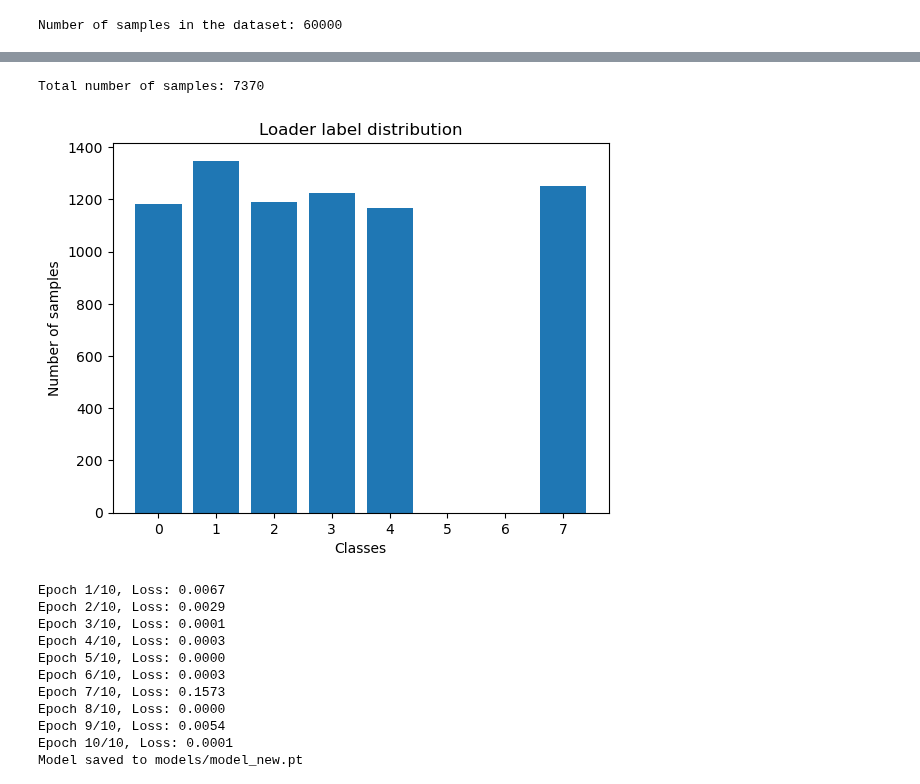
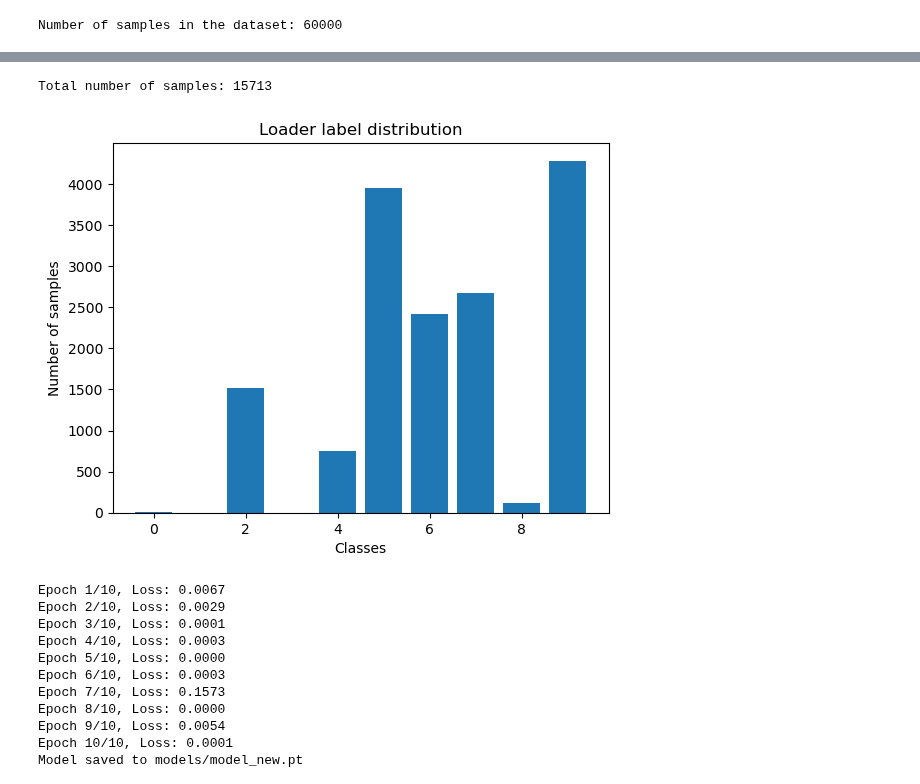
Before and after one commit to lorenzomanini/FedUnlearn-PE, a Jupyter notebook: vision_unlearn.ipynb, the cells around one changed output, grey strips where cells are left out. Cells and saved outputs as stored; diff of their text form; code cells hidden in the pictures.

```diff
--- a/vision_unlearn.ipynb
+++ b/vision_unlearn.ipynb
@@ -31,3 +31,36 @@ test_dataset = datasets.MNIST(root='./data', train=False, download=True, transfo
 print(f"Number of samples in the dataset: {len(dataset)}")
 # %% [output]
 Number of samples in the dataset: 60000
+# %%
+from fisherunlearn.clients_utils import split_dataset_by_distribution
+# --- Example Usage ---
+
+# Assuming 'dataset' is your loaded PyTorch dataset (e.g., MNIST)
+num_clients_example = 5
+num_classes_example = 10
+
+# --- Mode 1: Dirichlet Distribution ---
+alpha_example = 0.3
+print(f"\n--- Splitting using Dirichlet (alpha={alpha_example}) ---")
+client_subsets_dirichlet = split_dataset_by_distribution(
+    dataset=dataset,
+    num_clients=num_clients_example,
+    alpha=alpha_example,
+    num_classes=num_classes_example,
+    seed=42
+)
+
+# --- Mode 2: Manual Distribution ---
+manual_distributions = np.zeros((num_clients_example, num_classes_example))
+for i in range(num_clients_example):
+    for j in range(5):
+        manual_distributions[i][j] = 1/6
+    manual_distributions[i][5+i] = 1/6
+
+print(f"\n--- Splitting using Manual Distribution ---")
+client_subsets_manual = split_dataset_by_distribution(
+    dataset=dataset,
+    class_distributions=manual_distributions,
+    num_classes=num_classes_example,
+    seed=42
+)
@@ -67,27 +118,29 @@ classes_dataloaders = [ DataLoader(subset, batch_size=64, shuffle=False) for sub
 test_dataloader = DataLoader(test_dataset, batch_size=64, shuffle=False)
 # %%
 from collections import Counter
+
+client_dataloaders = [ DataLoader(subset, batch_size=64, shuffle=True) for subset in client_subsets_dirichlet]
 
 def get_label_distribution(dataloader):
     label_counts = Counter()
     for _, labels in dataloader:
         label_counts.update(labels.tolist())
     return dict(label_counts)
 
 # Choose loader to visualize
-loader = client_dataloaders[2]
+loader = client_dataloaders[3]
 
 label_distribution = get_label_distribution(loader)
 print(f"Total number of samples: {len(loader.dataset)}")
 #plot histogram
 plt.bar(label_distribution.keys(), label_distribution.values())
 plt.xlabel('Classes')
 plt.ylabel('Number of samples')
 plt.title(f'Loader label distribution')
 plt.show()
 # %% [output]
-Total number of samples: 7370
+Total number of samples: 15713
-[figure, old version]
+[figure, new version]
 # %%
 class FLNet(nn.Sequential):
     def __init__(self):
```
Also changed, not shown: parts of 2 cells of this notebook, 1 other file.
